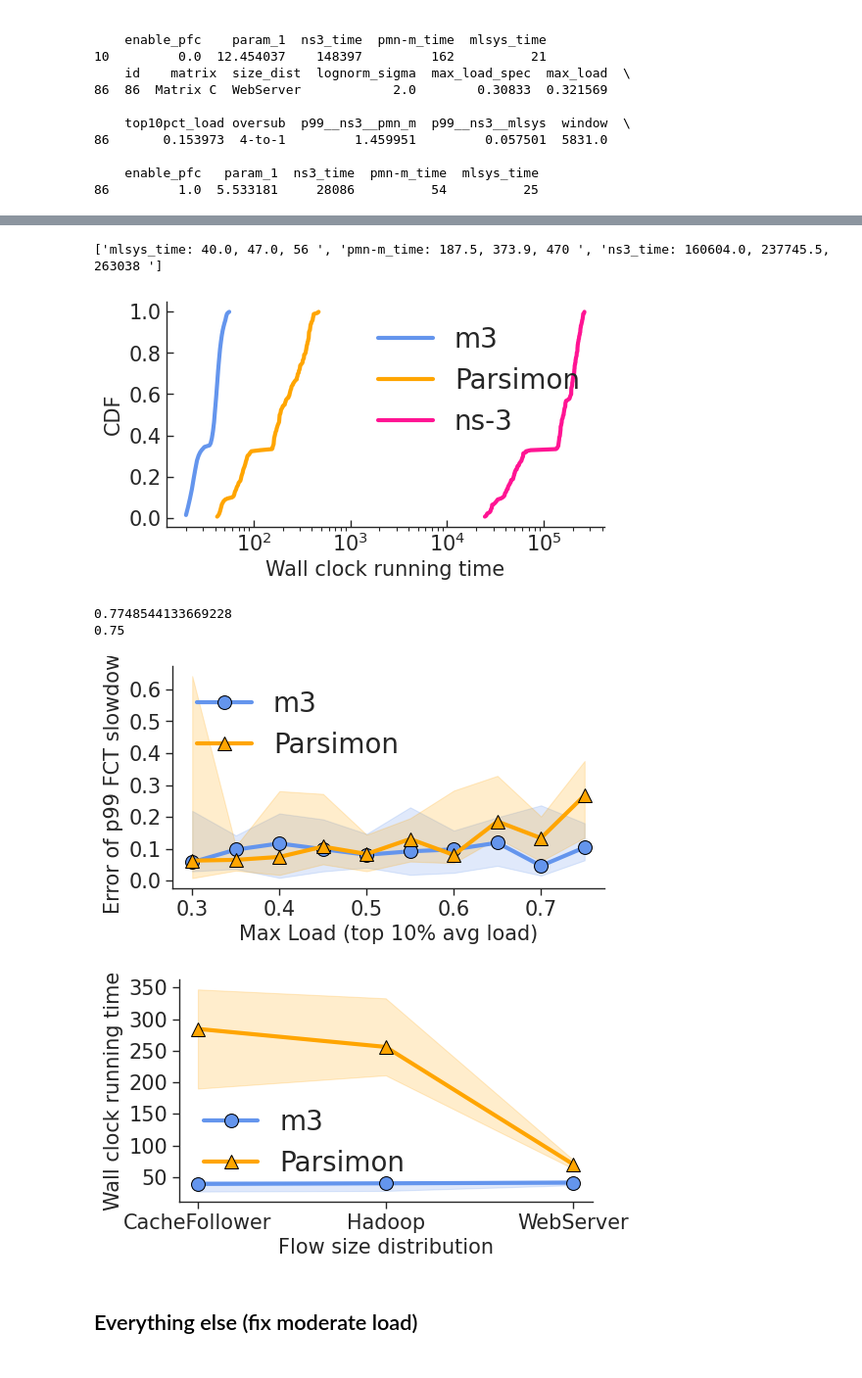
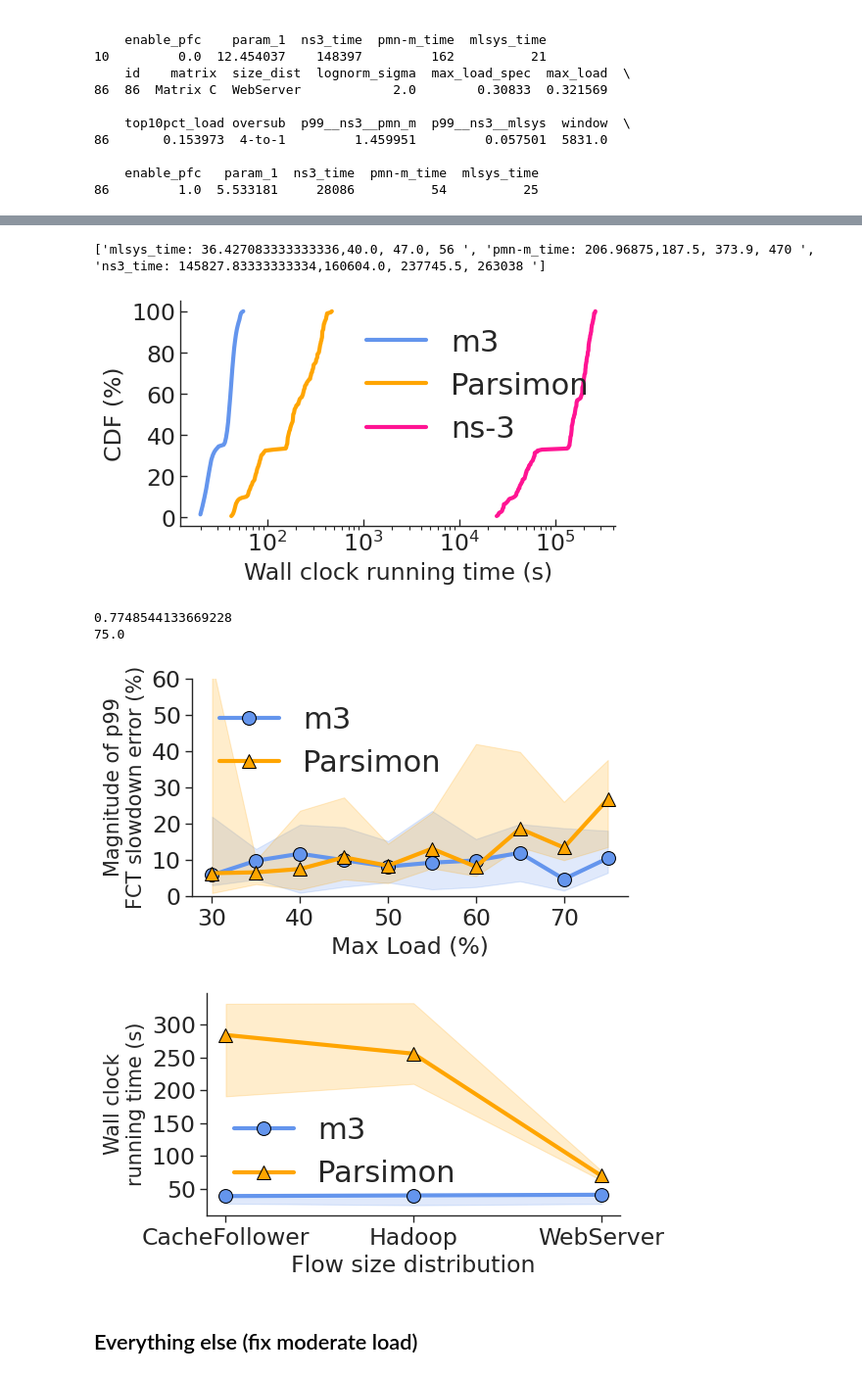
Before and after one commit to uw-polestar/parsimon-eval, a Jupyter notebook: expts/fig_8/analysis/main_dctcp.ipynb, the cells around one changed output, grey strips where cells are left out. Shown at 98% size. Saved outputs shown, nothing was run; the diff lists cells and outputs as text; code cells hidden in the pictures.

```diff
--- a/expts/fig_8/analysis/main_dctcp.ipynb
+++ b/expts/fig_8/analysis/main_dctcp.ipynb
@@ -267,7 +267,7 @@ print(records[records['id']==worst_high_id])
     enable_pfc   param_1  ns3_time  pmn-m_time  mlsys_time
 86         1.0  5.533181     28086          54          25
 # %%
-_fontsize=15
+_fontsize=17
 records_abs=records.copy()
 records_abs['p99__ns3__mlsys']=abs(records_abs['p99__ns3__mlsys'])
 records_abs['p99__ns3__pmn_m']=abs(records_abs['p99__ns3__pmn_m'])
@@ -278,7 +278,8 @@ ax.tick_params(axis="x", direction="in")
 
 for i,each in enumerate(column_list):
     data=records_abs
-    data['pct'] = data[each].rank(pct=True)
+    data[each]*=100
+    data['pct'] = data[each].rank(pct=True)*100
     ax=sns.lineplot(data = data, x = each, y = 'pct', color = color_list[i], errorbar=None, ax=ax,linewidth=3,)
 
     # handles = ax.get_legend().get_lines()
@@ -288,11 +289,11 @@ labels=['m3','Parsimon']
 plt.legend(labels=labels, loc='lower right', frameon=False, ncol=1,prop={"size": _fontsize+5})
 sns.despine()
 fig.tight_layout()
-plt.xlabel('Error of p99 FCT slowdown', fontsize=_fontsize)
-plt.ylabel('CDF', fontsize=_fontsize)
+plt.xlabel('Magnitude of p99 slowdown error (%)', fontsize=_fontsize)
+plt.ylabel('CDF (%)', fontsize=_fontsize)
 plt.yticks(fontsize=_fontsize)
 plt.xticks(fontsize=_fontsize)
 # plt.xlim(1.0)
 plt.savefig('figs/sensitivity_cdf.pdf', bbox_inches='tight',pad_inches=0)
-print(f"median: {np.median(records_abs['p99__ns3__mlsys'])},{np.median(records_abs['p99__ns3__pmn_m'])}\n 90%: {np.percentile(records_abs['p99__ns3__mlsys'], 90)},{np.percentile(records_abs['p99__ns3__pmn_m'], 90)}\n max: {np.max(records_abs['p99__ns3__mlsys'])},{np.max(records_abs['p99__ns3__pmn_m'])}")
+print(f"mean: median: {np.mean(records_abs['p99__ns3__mlsys'])},{np.mean(records_abs['p99__ns3__pmn_m'])}\n {np.median(records_abs['p99__ns3__mlsys'])},{np.median(records_abs['p99__ns3__pmn_m'])}\n 90%: {np.percentile(records_abs['p99__ns3__mlsys'], 90)},{np.percentile(records_abs['p99__ns3__pmn_m'], 90)}\n max: {np.max(records_abs['p99__ns3__mlsys'])},{np.max(records_abs['p99__ns3__pmn_m'])}")
 # %% [output]
@@ -303,5 +305,5 @@ median: 0.08846865553077725,0.1030433593246181
 # %%
-_fontsize=15
+_fontsize=17
 column_list=['mlsys_time','pmn-m_time','ns3_time']
 fig, ax = plt.subplots(nrows=1, ncols=1, figsize=(5.2, 3.0), sharex=True)
 ax.tick_params(axis="y", direction="in")
@@ -309,7 +311,7 @@ ax.tick_params(axis="x", direction="in")
 
 for i,each in enumerate(column_list):
     data=records
-    data['pct'] = data[each].rank(pct=True)
+    data['pct'] = data[each].rank(pct=True)*100
     ax=sns.lineplot(data = data, x = each, y = 'pct', color = color_list[i], errorbar=None, ax=ax,linewidth=3,)
 
     # handles = ax.get_legend().get_lines()
@@ -320,27 +322,28 @@ plt.legend(labels=labels, loc='upper right', frameon=False, ncol=1,prop={"size":
 plt.xscale('log')
 sns.despine()
 fig.tight_layout()
-plt.xlabel('Wall clock running time', fontsize=_fontsize)
-plt.ylabel('CDF', fontsize=_fontsize)
+plt.xlabel('Wall clock running time (s)', fontsize=_fontsize)
+plt.ylabel('CDF (%)', fontsize=_fontsize)
 plt.yticks(fontsize=_fontsize)
 plt.xticks(fontsize=_fontsize)
 # plt.xlim(1.0)
 plt.savefig('figs/sensitivity_cdf_time.pdf', bbox_inches='tight',pad_inches=0)
-print([f"{each}: {np.median(records[each])}, {np.percentile(records[each], 90)}, {np.max(records[each])} " for each in column_list])
+print([f"{each}: {np.mean(records[each])},{np.median(records[each])}, {np.percentile(records[each], 90)}, {np.max(records[each])} " for each in column_list])
 # %% [output]
-['mlsys_time: 40.0, 47.0, 56 ', 'pmn-m_time: 187.5, 373.9, 470 ', 'ns3_time: 160604.0, 237745.5, 263038 ']
+['mlsys_time: 36.427083333333336,40.0, 47.0, 56 ', 'pmn-m_time: 206.96875,187.5, 373.9, 470 ', 'ns3_time: 145827.83333333334,160604.0, 237745.5, 263038 ']
-[figure, old version]
+[figure, new version]
 # %%
-_fontsize=15
+_fontsize=17
 records_abs=records.copy()
-records_abs['p99__ns3__mlsys']=abs(records_abs['p99__ns3__mlsys'])
-records_abs['p99__ns3__pmn_m']=abs(records_abs['p99__ns3__pmn_m'])
+records_abs['p99__ns3__mlsys']=abs(records_abs['p99__ns3__mlsys'])*100
+records_abs['p99__ns3__pmn_m']=abs(records_abs['p99__ns3__pmn_m'])*100
 
 # records_abs.loc[records_abs['max_load'] < 0.3, 'max_load'] = 0.3
 print(max(records_abs['max_load']))
-records_abs['max_load']=records_abs['max_load']//0.05*0.05
+records_abs['max_load']*=100
+records_abs['max_load']=records_abs['max_load']//5*5
 print(max(records_abs['max_load']))
-records_abs=records_abs[records_abs['max_load']>=0.3]
+records_abs=records_abs[records_abs['max_load']>=30]
 
 records_abs=records_abs.sort_values(by='max_load')
 column_list=['p99__ns3__mlsys','p99__ns3__pmn_m']
@@ -358,47 +361,47 @@ for i,each in enumerate(column_list):
 
 # XXX: This is a dirty hack. Look carefully at the labels!
 # fig.legend(loc='upper right', frameon=False, ncol=1)
-# plt.ylim(0,0.4)
+plt.ylim(0,60)
 plt.legend(loc='upper left', frameon=False, ncol=1,prop={"size": _fontsize+5})
 sns.despine()
 fig.tight_layout()
-plt.xlabel('Max Load (top 10% avg load)',fontsize=_fontsize)
-plt.ylabel('Error of p99 FCT slowdown',fontsize=_fontsize)
+plt.xlabel('Max Load (%)',fontsize=_fontsize)
+plt.ylabel('Magnitude of p99\nFCT slowdown error (%)',fontsize=15)
 plt.yticks(fontsize=_fontsize)
 plt.xticks(fontsize=_fontsize)
 
 plt.savefig('figs/sensitivity_error_over_load.pdf', bbox_inches='tight')
 # %% [output]
 0.7748544133669228
-0.75
+75.0
-[figure, old version]
+[figure, new version]
 # %%
-_fontsize=15
+_fontsize=17
 records_time=records.copy()
 
 records_time['max_load']=records_time['max_load']//0.08*0.08
 key_x='size_dist'
 records_time=records_time.sort_values(by=key_x)
 column_list=['mlsys_time','pmn-m_time']
 fig, axs = plt.subplots(nrows=1, ncols=1, figsize=(5.2, 3.0), sharex=True)
 labels=['m3','Parsimon',"ns-3"]
 for i,each in enumerate(column_list):
 
     ax = sns.lineplot(data=records_time, x=key_x, y=each, color=color_list[i], ax=axs, marker=markertype_list[i], label=labels[i], errorbar=("ci", 100), estimator='median', lw=3,markeredgecolor='black',markersize=10)
 
 # XXX: This is a dirty hack. Look carefully at the labels!
 # fig.legend(loc='upper right', frameon=False, ncol=1)
 plt.legend(loc='lower left', frameon=False, ncol=1,prop={"size": _fontsize+5})
 # plt.yscale('log')
 sns.despine()
 fig.tight_layout()
 plt.xlabel('Flow size distribution',fontsize=_fontsize)
-plt.ylabel('Wall clock running time',fontsize=_fontsize)
+plt.ylabel('Wall clock\nrunning time (s)',fontsize=15)
 plt.yticks(fontsize=_fontsize)
 plt.xticks(fontsize=_fontsize)
 plt.savefig('figs/sensitivity_time_over_load.pdf', bbox_inches='tight')
 # %% [output]
-[figure, old version]
+[figure, new version]
 # %% [markdown]
 ## Everything else (fix moderate load)
 # %%
```
Also changed, not shown: parts of 2 cells of this notebook, 41 other files.
